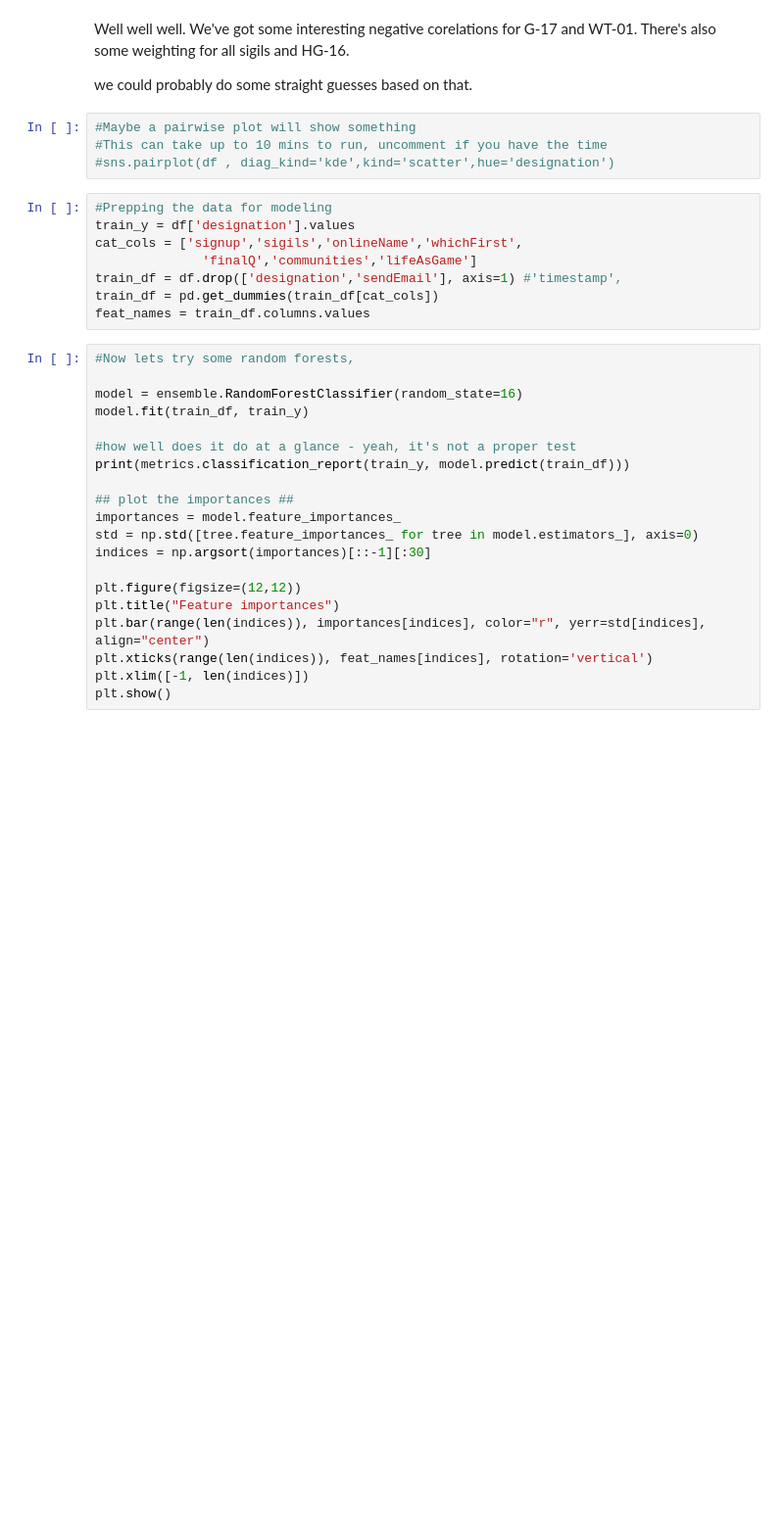
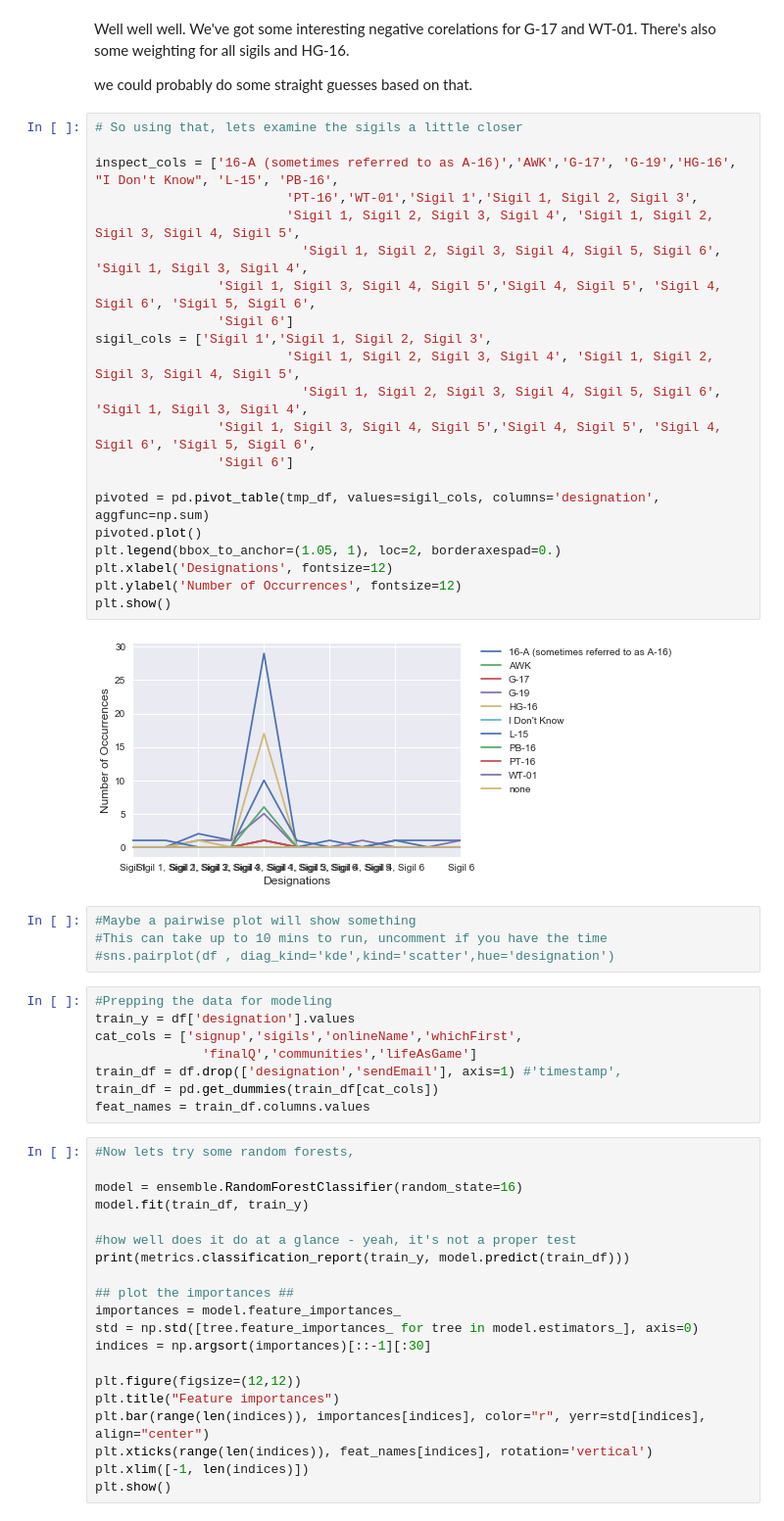
Before and after one commit to majhra/WT, a Jupyter notebook: designation.ipynb, the cells around one changed output. Shown at 98% size. Drawn from its saved outputs; the diff is of its cells as text; blank space fills up the shorter version.

Commit message:
some closer look at sigils, and adding local copy of csv

```diff
--- a/designation.ipynb
+++ b/designation.ipynb
@@ -124,6 +130,29 @@ Well well well.
 We've got some interesting negative corelations for G-17 and WT-01. There's also some weighting for all sigils and HG-16.
 
 we could probably do some straight guesses based on that.
+# %%
+# So using that, lets examine the sigils a little closer
+
+inspect_cols = ['16-A (sometimes referred to as A-16)','AWK','G-17', 'G-19','HG-16', "I Don't Know", 'L-15', 'PB-16',
+                         'PT-16','WT-01','Sigil 1','Sigil 1, Sigil 2, Sigil 3',
+                         'Sigil 1, Sigil 2, Sigil 3, Sigil 4', 'Sigil 1, Sigil 2, Sigil 3, Sigil 4, Sigil 5',
+                           'Sigil 1, Sigil 2, Sigil 3, Sigil 4, Sigil 5, Sigil 6', 'Sigil 1, Sigil 3, Sigil 4',
+                'Sigil 1, Sigil 3, Sigil 4, Sigil 5','Sigil 4, Sigil 5', 'Sigil 4, Sigil 6', 'Sigil 5, Sigil 6',
+                'Sigil 6']
+sigil_cols = ['Sigil 1','Sigil 1, Sigil 2, Sigil 3',
+                         'Sigil 1, Sigil 2, Sigil 3, Sigil 4', 'Sigil 1, Sigil 2, Sigil 3, Sigil 4, Sigil 5',
+                           'Sigil 1, Sigil 2, Sigil 3, Sigil 4, Sigil 5, Sigil 6', 'Sigil 1, Sigil 3, Sigil 4',
+                'Sigil 1, Sigil 3, Sigil 4, Sigil 5','Sigil 4, Sigil 5', 'Sigil 4, Sigil 6', 'Sigil 5, Sigil 6',
+                'Sigil 6']
+
+pivoted = pd.pivot_table(tmp_df, values=sigil_cols, columns='designation',  aggfunc=np.sum)
+pivoted.plot()
+plt.legend(bbox_to_anchor=(1.05, 1), loc=2, borderaxespad=0.)
+plt.xlabel('Designations', fontsize=12)
+plt.ylabel('Number of Occurrences', fontsize=12)
+plt.show()
+# %% [output]
+[figure, added]
 # %%
 #Maybe a pairwise plot will show something
 #This can take up to 10 mins to run, uncomment if you have the time
```
Also changed, not shown: parts of 5 cells of this notebook, 1 other file.
